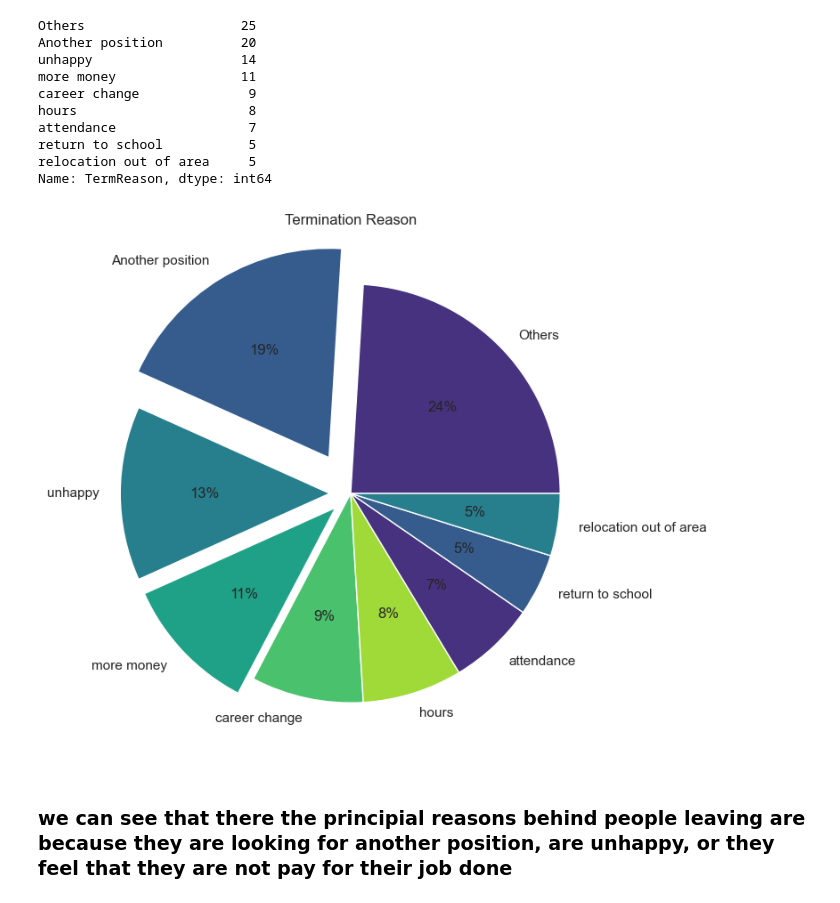
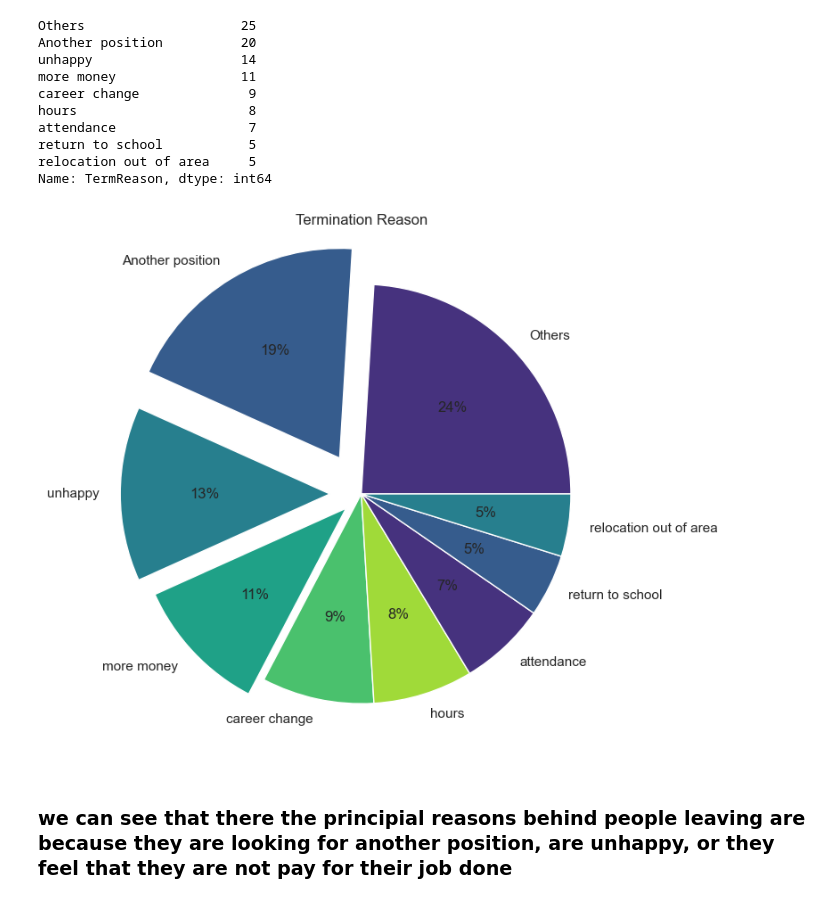
Before and after one commit to PaulBeBo/HackathonHR, a Jupyter notebook: scripts/HackathonHR_Paul.ipynb, the cells around one changed output. Saved outputs shown, nothing was run; the diff lists cells and outputs as text; code cells hidden in the pictures.

```diff
--- a/scripts/HackathonHR_Paul.ipynb
+++ b/scripts/HackathonHR_Paul.ipynb
@@ -498,27 +498,27 @@ Name: TermReason, dtype: int64
 # %%
 plt.figure(figsize=(10, 6))
 palette_color = sns.color_palette('viridis')
 
 term_reason_counts = df_terminated['TermReason'].value_counts()
 
 # Define the categories to explode
 explode_categories = ['Another position', 'unhappy', 'more money']
 
 # Define the explosion levels for the specified categories
-explode_levels = [0.2, 0.1, 0.1]
+explode_levels = [0.2, 0.15, 0.1]
 
 # Create a list to store the explosion values for all categories
 explode = [explode_levels[explode_categories.index(reason)] if reason in explode_categories else 0 for reason in term_reason_counts.index]
 
 # Plotting data on the chart
 plt.pie(term_reason_counts, labels=term_reason_counts.index, colors=palette_color, explode=explode, autopct='%.0f%%')
 
 plt.title('Termination Reason')
 
 # Displaying the chart
 plt.show()
 # %% [output]
-[figure, old version]
+[figure, new version]
 # %% [markdown]
 ### we can see that there the principial reasons behind people leaving are because they are looking for another position, are unhappy, or they feel that they are not pay for their job done
 # %%
```
Also changed, not shown: parts of 7 cells of this notebook.
